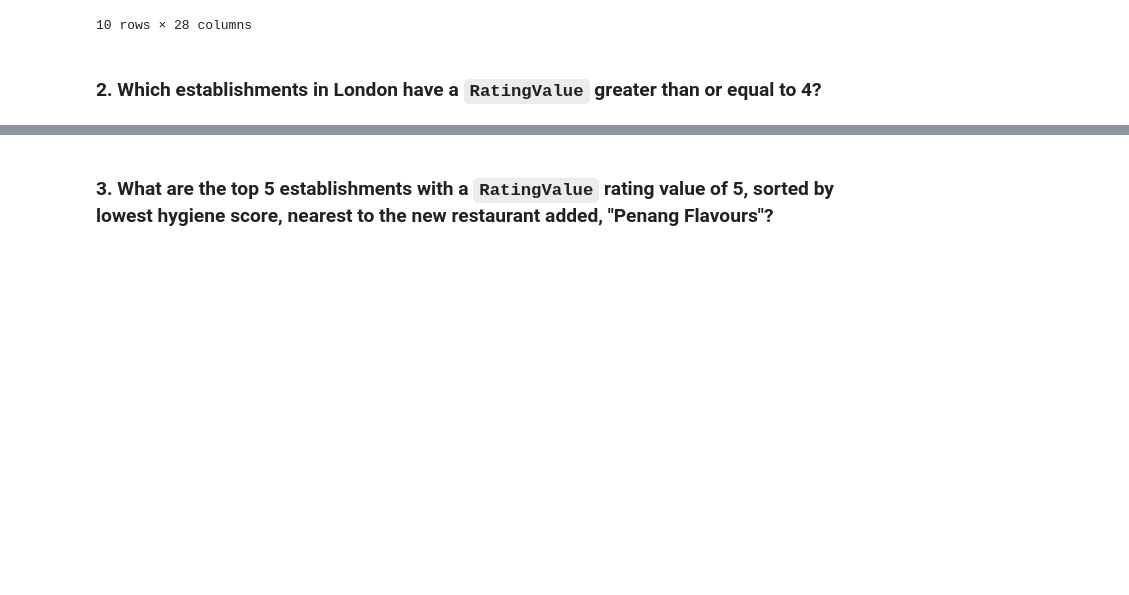
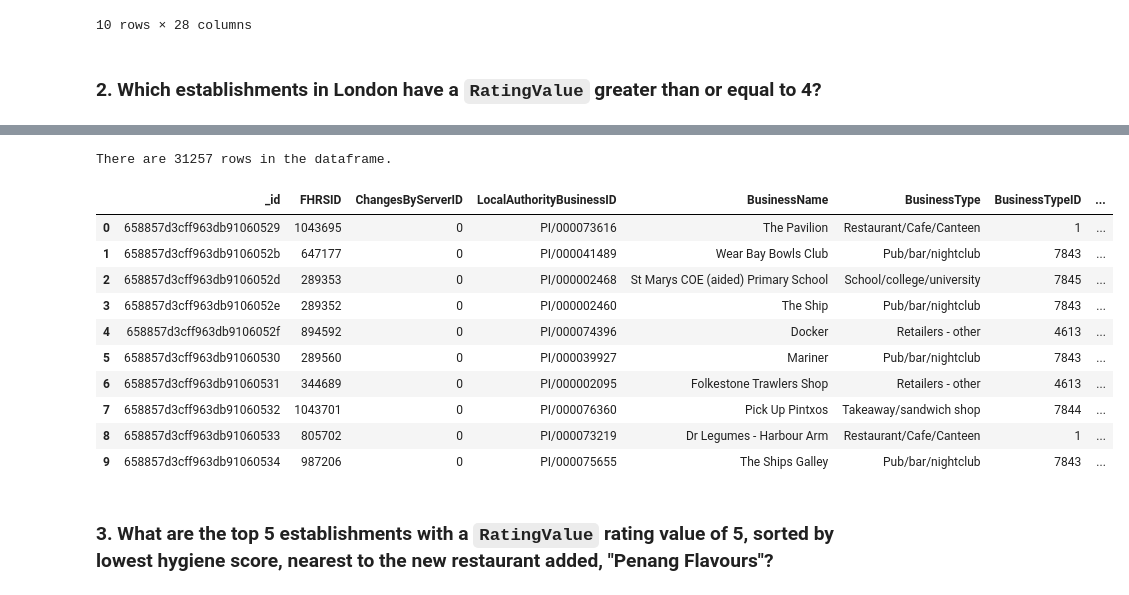
Before and after one commit to jonahkopp/nosql-challenge, a Jupyter notebook: NoSQL_analysis_starter.ipynb, the cells around one changed output, grey strips where cells are left out. Saved outputs shown, nothing was run; the diff lists cells and outputs as text; code cells hidden in the pictures; blank space fills up the shorter version.

```diff
--- a/NoSQL_analysis_starter.ipynb
+++ b/NoSQL_analysis_starter.ipynb
@@ -7,6 +7,9 @@
 from pymongo import MongoClient
 from pprint import pprint
 import pandas as pd
+
+# I'm using this option to make sure that "head" prints out entire records without omitting some columns
+pd.set_option('display.max_columns', None)
 # %%
 # Create an instance of MongoClient
 mongo = MongoClient(port=27017)
@@ -90,8 +93,17 @@ There are 41 rows in the dataframe.
 ### 2. Which establishments in London have a `RatingValue` greater than or equal to 4?
 # %%
 # Find the establishments with London as the Local Authority and has a RatingValue greater than or equal to 4.
-query =
+query = {'RatingValue': {'$gte': 4}, 'LocalAuthorityName' : {'$regex' : 'London'}}
+results = establishments.find(query)
+results_list = list(results)
 
 # Use count_documents to display the number of documents in the result
+rating_gte_4_count = establishments.count_documents(query)
+print(f"There are {rating_gte_4_count} establishments in London with a RatingValue greater than or equal to 4.")
+print('-------------------------------------------')
+print()
 
 # Display the first document in the results using pprint
+print('Example result:')
+print()
+pprint(results_list[0], sort_dicts=False)
@@ -98,9 +128,25 @@ query =
 # %%
 # Convert the result to a Pandas DataFrame
+results_df = pd.DataFrame(results_list)
 
 # Display the number of rows in the DataFrame
+print(f"There are {len(results_df)} rows in the dataframe.")
 
 # Display the first 10 rows of the DataFrame
+results_df.head(10)
+# %% [output]
+There are 31257 rows in the dataframe.
+|  | _id | FHRSID | ChangesByServerID | LocalAuthorityBusinessID | BusinessName | BusinessType | BusinessTypeID | ... |
+| 0 | 658857d3cff963db91060529 | 1043695 | 0 | PI/000073616 | The Pavilion | Restaurant/Cafe/Canteen | 1 | ... |
+| 1 | 658857d3cff963db9106052b | 647177 | 0 | PI/000041489 | Wear Bay Bowls Club | Pub/bar/nightclub | 7843 | ... |
+| 2 | 658857d3cff963db9106052d | 289353 | 0 | PI/000002468 | St Marys COE (aided) Primary School | School/college/university | 7845 | ... |
+| 3 | 658857d3cff963db9106052e | 289352 | 0 | PI/000002460 | The Ship | Pub/bar/nightclub | 7843 | ... |
+| 4 | 658857d3cff963db9106052f | 894592 | 0 | PI/000074396 | Docker | Retailers - other | 4613 | ... |
+| 5 | 658857d3cff963db91060530 | 289560 | 0 | PI/000039927 | Mariner | Pub/bar/nightclub | 7843 | ... |
+| 6 | 658857d3cff963db91060531 | 344689 | 0 | PI/000002095 | Folkestone Trawlers Shop | Retailers - other | 4613 | ... |
+| 7 | 658857d3cff963db91060532 | 1043701 | 0 | PI/000076360 | Pick Up Pintxos | Takeaway/sandwich shop | 7844 | ... |
+| 8 | 658857d3cff963db91060533 | 805702 | 0 | PI/000073219 | Dr Legumes - Harbour Arm | Restaurant/Cafe/Canteen | 1 | ... |
+| 9 | 658857d3cff963db91060534 | 987206 | 0 | PI/000075655 | The Ships Galley | Pub/bar/nightclub | 7843 | ... |
 # %% [markdown]
 ### 3. What are the top 5 establishments with a `RatingValue` rating value of 5, sorted by lowest hygiene score, nearest to the new restaurant added, "Penang Flavours"?
 # %%
```
Also changed, not shown: parts of 1 cell of this notebook.
